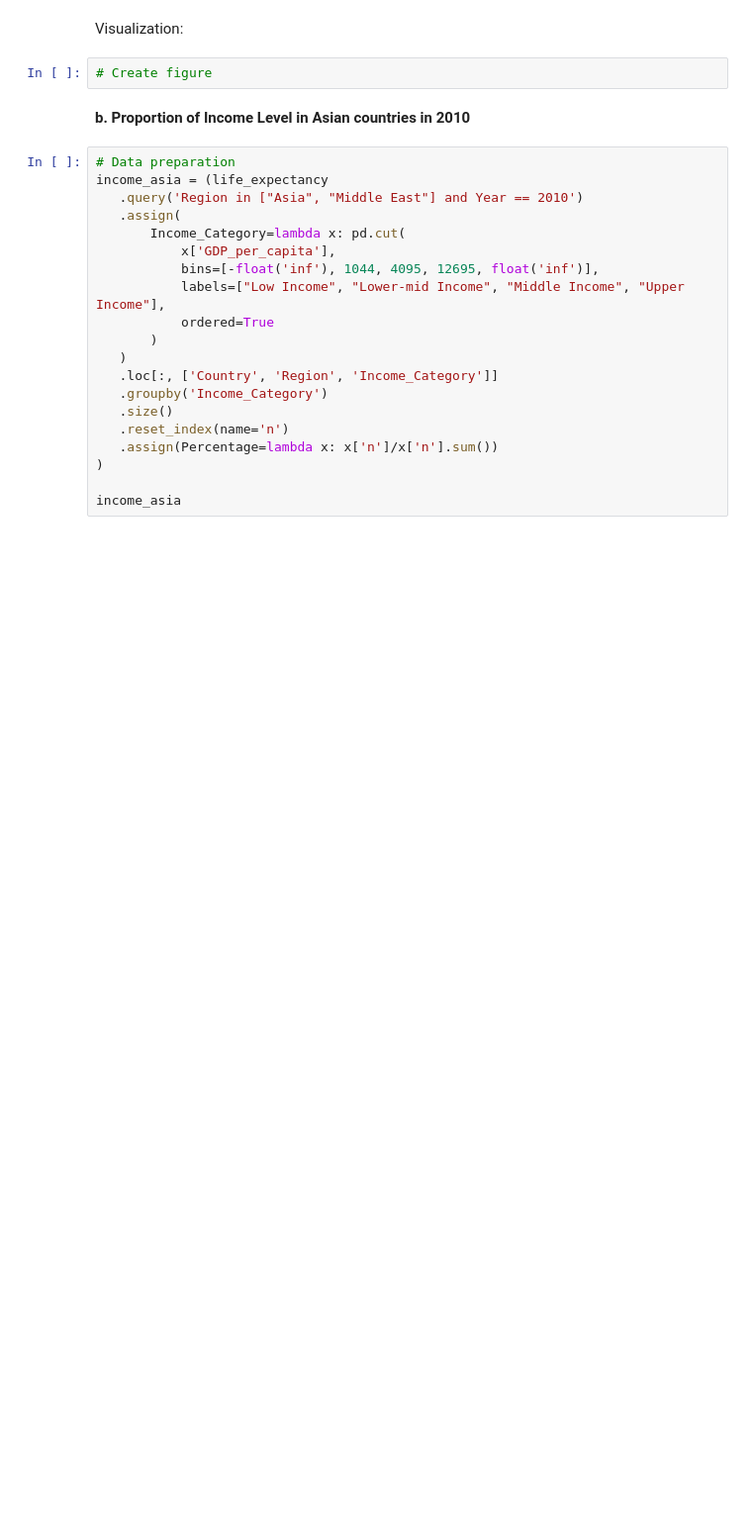
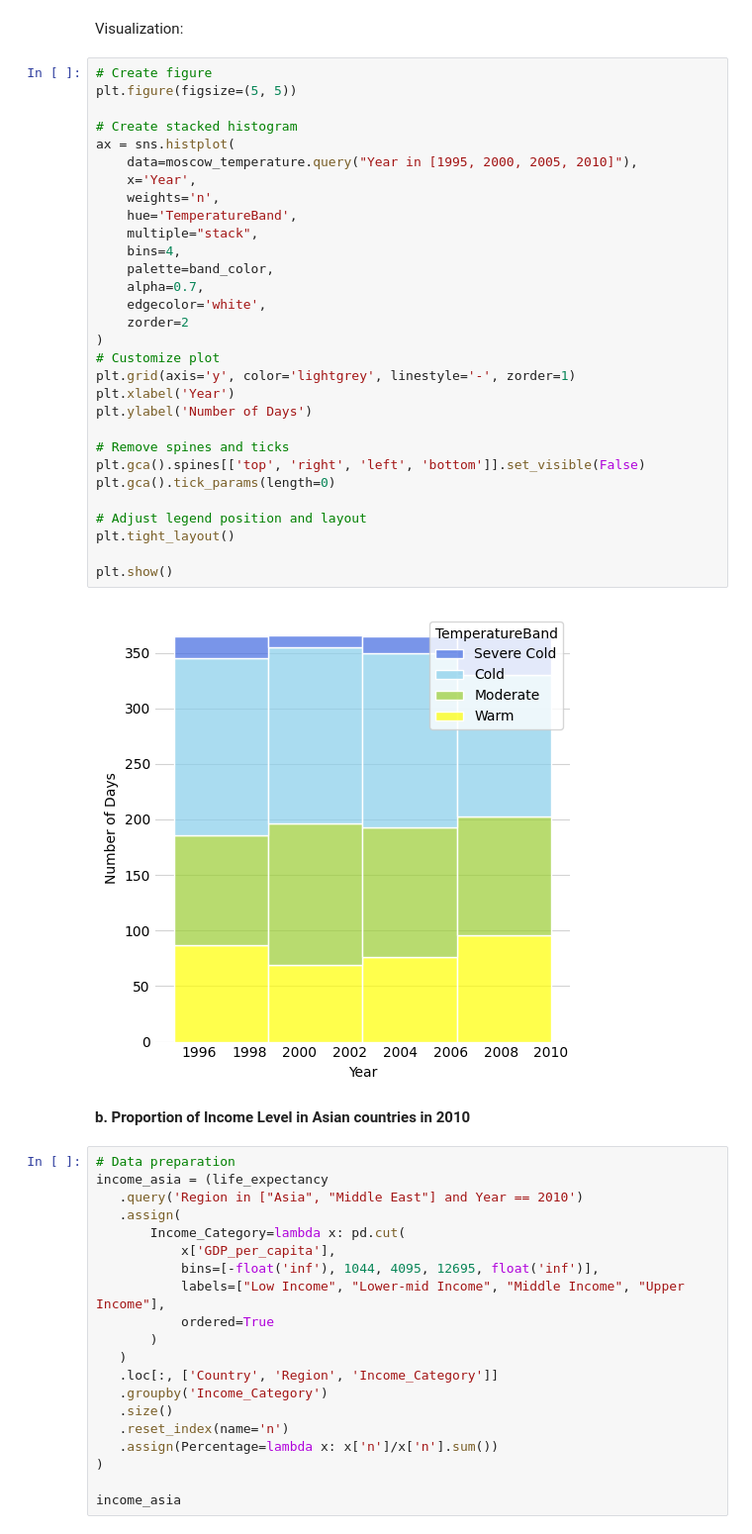
Before and after one commit to Leroymilo/DataVis, a Jupyter notebook: L3/AdriaanL_AcadWrit_DataViz_Lesson3.ipynb, the cells around one changed output. Shown at 99% size. Cells and saved outputs as stored; diff of their text form; blank space fills up the shorter version.

```diff
--- a/L3/AdriaanL_AcadWrit_DataViz_Lesson3.ipynb
+++ b/L3/AdriaanL_AcadWrit_DataViz_Lesson3.ipynb
@@ -1663,7 +1656,37 @@ moscow_temperature
 # %% [markdown]
 Visualization:
-# %%
-# Create figure
+# %%
+# Create figure
+plt.figure(figsize=(5, 5))
+
+# Create stacked histogram
+ax = sns.histplot(
+    data=moscow_temperature.query("Year in [1995, 2000, 2005, 2010]"),
+    x='Year',
+    weights='n',
+    hue='TemperatureBand',
+    multiple="stack",
+    bins=4,
+    palette=band_color,
+    alpha=0.7,
+    edgecolor='white',
+    zorder=2
+)
+# Customize plot
+plt.grid(axis='y', color='lightgrey', linestyle='-', zorder=1)
+plt.xlabel('Year')
+plt.ylabel('Number of Days')
+
+# Remove spines and ticks
+plt.gca().spines[['top', 'right', 'left', 'bottom']].set_visible(False)
+plt.gca().tick_params(length=0)
+
+# Adjust legend position and layout
+plt.tight_layout()
+
+plt.show()
+# %% [output]
+[figure, added]
 # %% [markdown]
 **b. Proportion of Income Level in Asian countries in 2010**
 # %%
```
Also changed, not shown: parts of 10 cells of this notebook.
